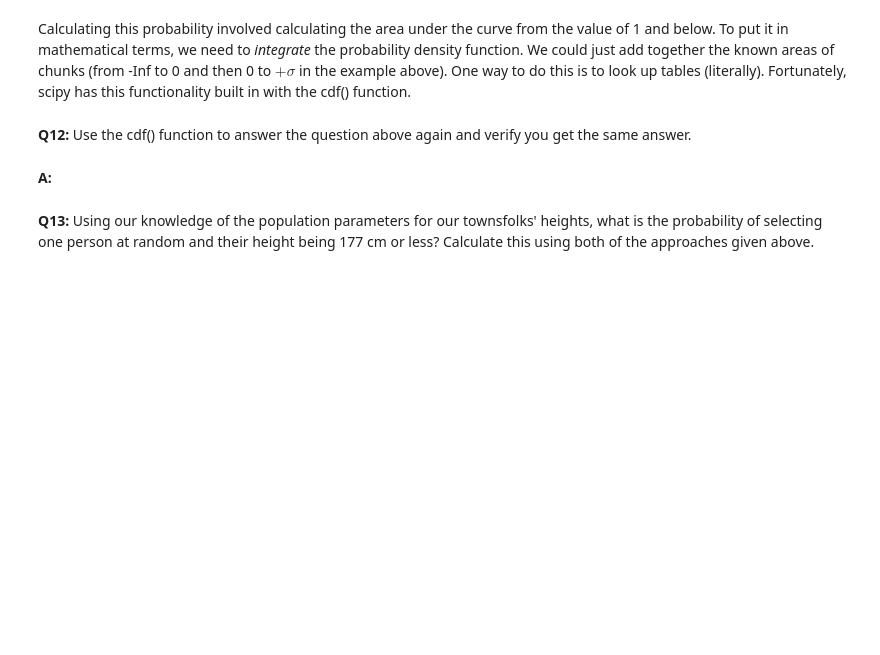
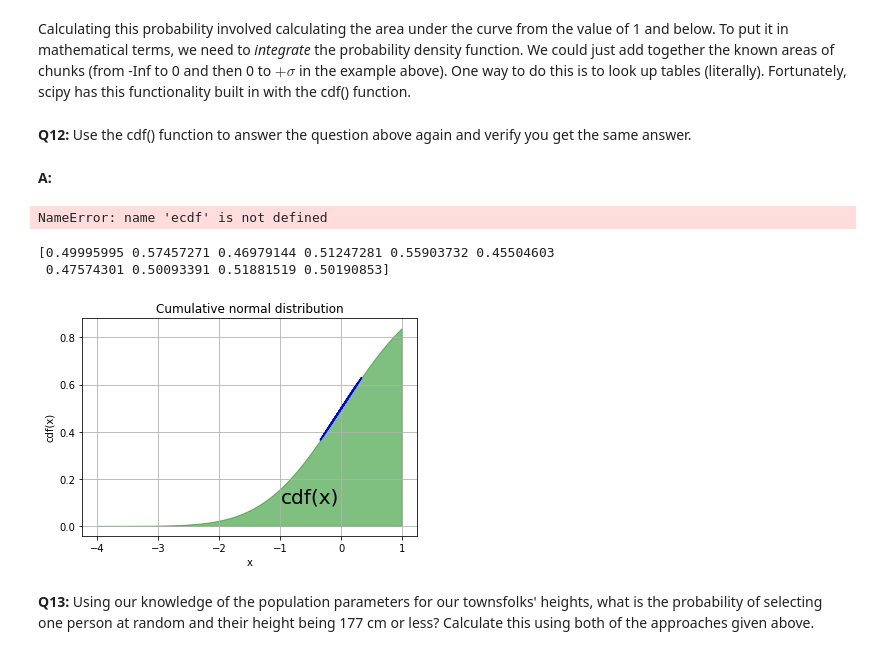
Before and after one commit to mmdebrahimi/Springboard, a Jupyter notebook: Frequentist%20Case%20Study_emanuele_ebrahimi.ipynb, the cells around one changed output. Saved outputs shown, nothing was run; the diff lists cells and outputs as text; code cells hidden in the pictures; blank space fills up the shorter version.

```diff
--- a/Frequentist%20Case%20Study_emanuele_ebrahimi.ipynb
+++ b/Frequentist%20Case%20Study_emanuele_ebrahimi.ipynb
@@ -312,5 +328,37 @@ Calculating this probability involved calculating the area under the curve from
 __Q12:__ Use the cdf() function to answer the question above again and verify you get the same answer.
 # %% [markdown]
 __A:__
+# %%
+ecdf
+# %% [output]
+NameError: name 'ecdf' is not defined
+# %%
+from scipy.stats import norm
+
+mu, sigma = 0, 0.1 # mean and standard deviation
+normal_dist = np.random.normal(mu, sigma, 1000)
+prob_oneorless = norm.cdf(normal_dist)
+print(prob_oneorless[0:10])
+# plt.hist(normal_dist)
+# plt.hist(prob_oneorless)
+# print(scipy.stats.norm.cdf(normal_dist))
+fig, ax = plt.subplots(1, 1)
+ax.plot(normal_dist, prob_oneorless, color = 'b')
+ax.set_title("Cumulative normal distribution")
+ax.set_xlabel('x')
+ax.set_ylabel('cdf(x)')
+ax.grid(True)
+# for fill_between
+px=np.arange(-4,1,0.01)
+# ax.set_ylim(0,0.5)
+ax.fill_between(px,norm.cdf(px),alpha=0.5, color='g')
+# for text
+ax.text(-1,0.1,"cdf(x)", fontsize=20)
+plt.show()
+# plt.plot(normal_dist, prob_oneorless , ax=ax, label='probability of getting 1 or less in normal distribution')
+# %% [output]
+[0.49995995 0.57457271 0.46979144 0.51247281 0.55903732 0.45504603
+ 0.47574301 0.50093391 0.51881519 0.50190853]
+[figure, added]
 # %% [markdown]
 __Q13:__ Using our knowledge of the population parameters for our townsfolks' heights, what is the probability of selecting one person at random and their height being 177 cm or less? Calculate this using both of the approaches given above.
```
Also changed, not shown: parts of 18 cells of this notebook.
